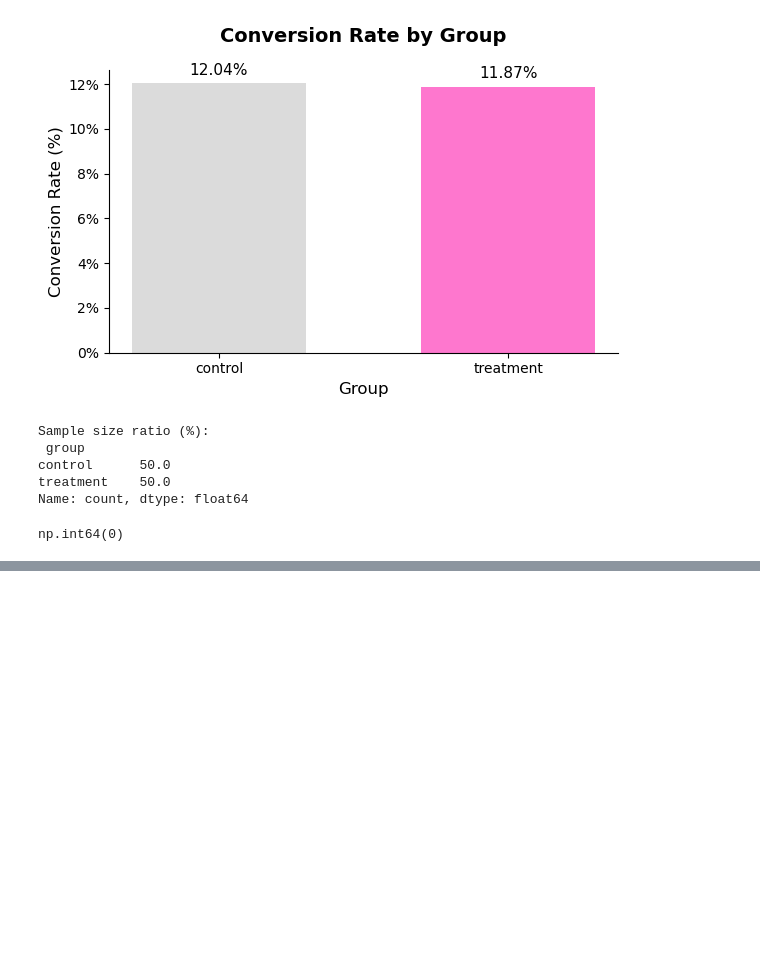
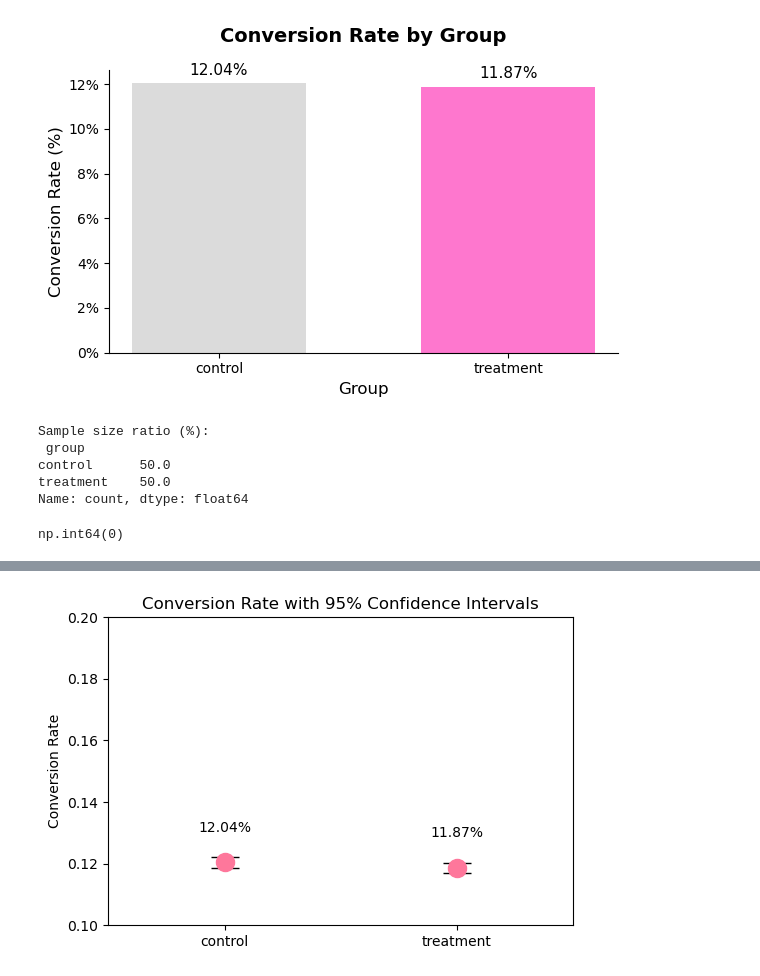
Before and after one commit to SuslovAnton/bank-landing-ab-test, a Jupyter notebook: notebooks/1_load_and_overview.ipynb, the cells around one changed output, grey strips where cells are left out. Drawn from its saved outputs; the diff is of its cells as text; code cells hidden in the pictures; blank space fills up the shorter version.

```diff
--- a/notebooks/1_load_and_overview.ipynb
+++ b/notebooks/1_load_and_overview.ipynb
@@ -192,0 +268,28 @@ np.int64(0)
+# %%
+import scipy.stats as st
+import matplotlib.pyplot as plt
+
+# Compute conversion rates and confidence intervals
+summary = df.groupby('group')['converted'].agg(['mean', 'count'])
+summary['std_err'] = np.sqrt(summary['mean'] * (1 - summary['mean']) / summary['count'])
+summary['ci_low'], summary['ci_high'] = st.norm.interval(
+    0.95, loc=summary['mean'], scale=summary['std_err']
+)
+
+# Plot
+plt.figure(figsize=(6,4))
+plt.errorbar(summary.index, summary['mean'],
+             yerr=summary['mean'] - summary['ci_low'],
+             fmt='o', color="#fe779b", ecolor="#000000",
+             elinewidth=3, capsize=10, markersize=13)
+plt.title('Conversion Rate with 95% Confidence Intervals')
+plt.ylabel('Conversion Rate')
+plt.ylim(0.10, 0.20)
+
+plt.xlim(-0.5, len(summary.index) - 0.5)
+
+for i, val in enumerate(summary['mean']):
+    plt.text(i, val + 0.01, f"{val:.2%}", ha='center')
+plt.show()
+# %% [output]
+[figure, added]
```
Also changed, not shown: parts of 10 cells of this notebook, 5 other files.
